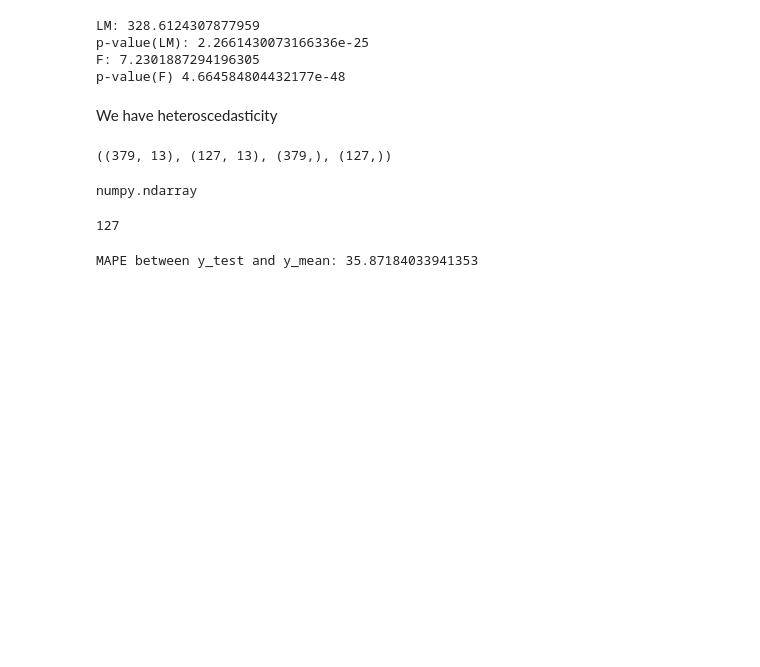
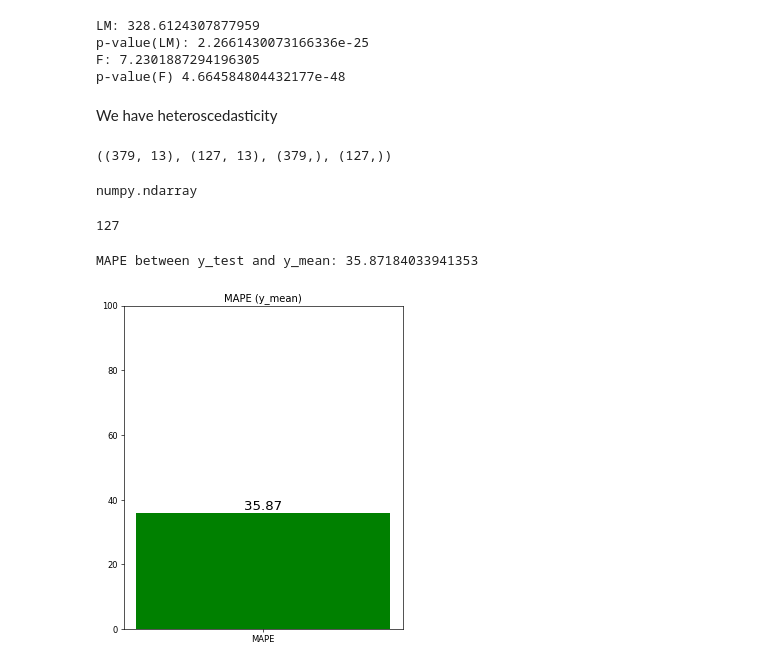
Before and after one commit to SergeyHSE/Gradient.github.io, a Jupyter notebook: GradientLR/GradientLR.ipynb, the cells around one changed output. Saved outputs shown, nothing was run; the diff lists cells and outputs as text; code cells hidden in the pictures; blank space fills up the shorter version.

```diff
--- a/GradientLR/GradientLR.ipynb
+++ b/GradientLR/GradientLR.ipynb
@@ -288,3 +288,12 @@ mape = MAPE(y_test, y_meen)
 print("MAPE between y_test and y_mean:", mape)
 # %% [output]
 MAPE between y_test and y_mean: 35.87184033941353
+# %%
+plt.figure(figsize=(6, 7), dpi=60)
+plt.bar(['MAPE'],[mape], color='green')
+plt.title('MAPE (y_mean)')
+plt.ylim(0, 100)
+plt.text(0, mape, f'{mape:.2f}', ha='center', va='bottom', fontsize=16, color='black')
+plt.show()
+# %% [output]
+[figure, added]
```
Also changed, not shown: parts of 1 cell of this notebook.
